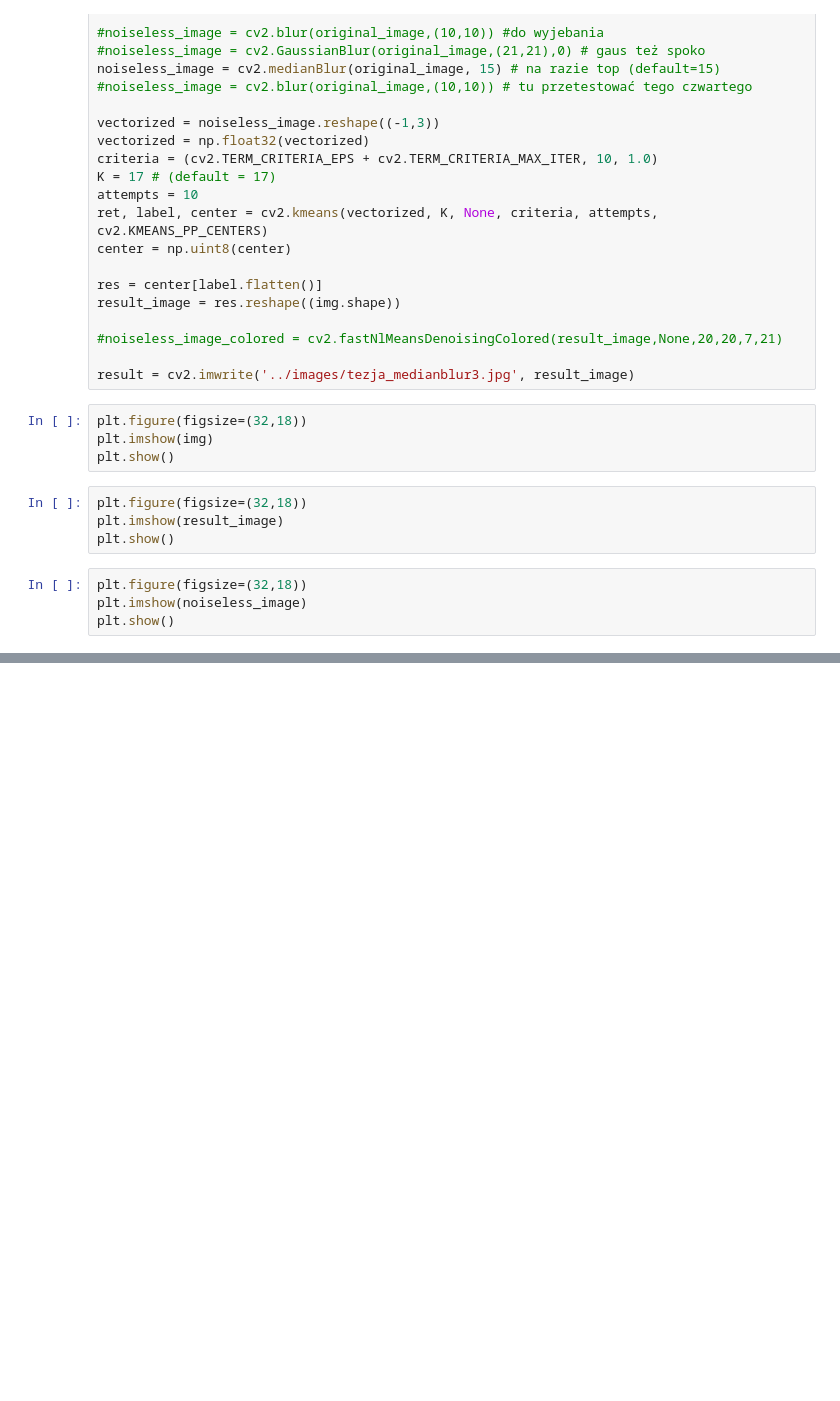
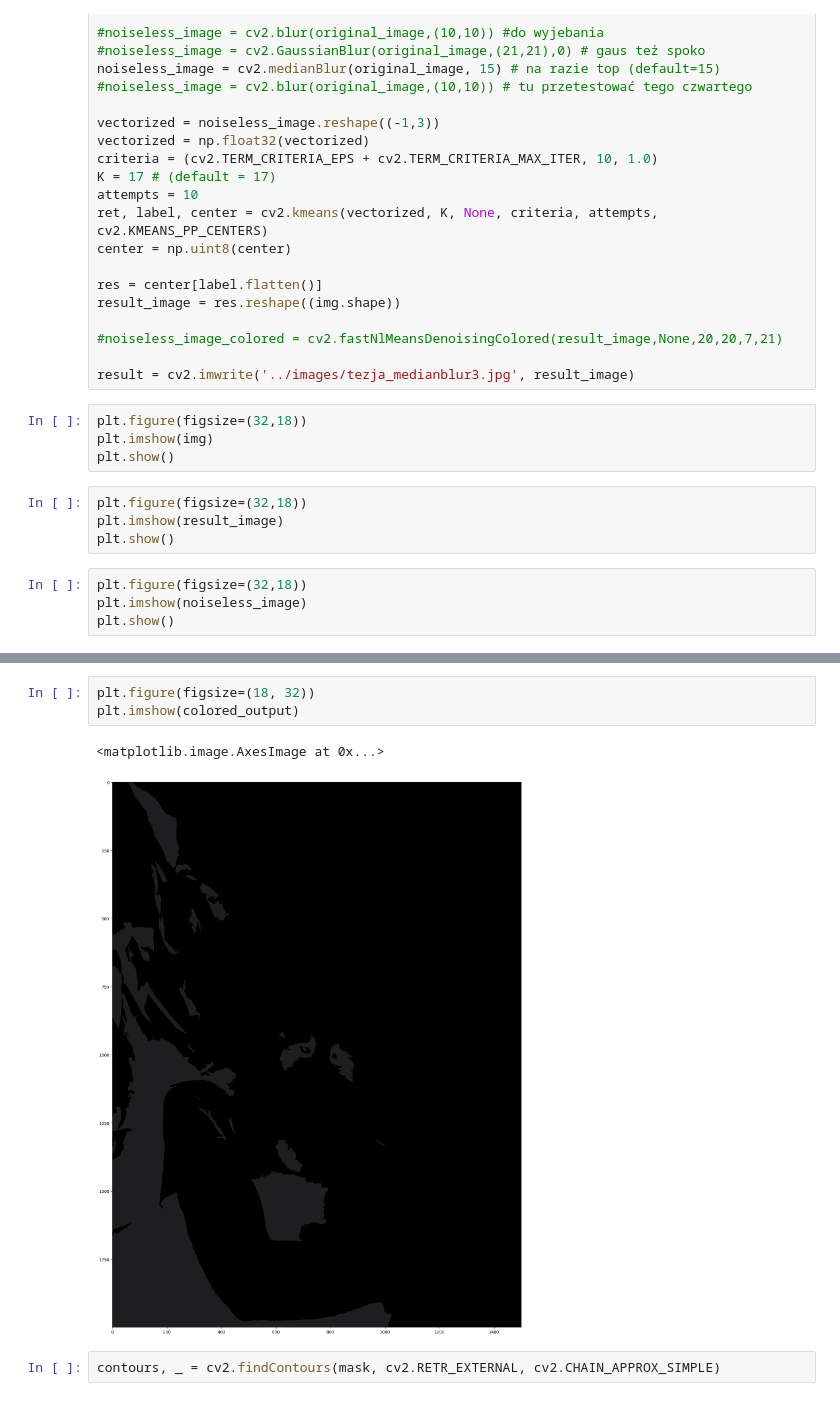
Before and after one commit to Group-Project-2024/We-Will-See, a Jupyter notebook: scripts/testing.ipynb, the cells around one changed output, grey strips where cells are left out. Drawn from its saved outputs; the diff is of its cells as text; blank space fills up the shorter version.

```diff
--- a/scripts/testing.ipynb
+++ b/scripts/testing.ipynb
@@ -43,0 +138,8 @@ plt.show()
+# %%
+plt.figure(figsize=(18, 32))
+plt.imshow(colored_output)
+# %% [output]
+<matplotlib.image.AxesImage at 0x...>
+[figure, added]
+# %%
+contours, _ = cv2.findContours(mask, cv2.RETR_EXTERNAL, cv2.CHAIN_APPROX_SIMPLE)
```
Also changed, not shown: parts of 12 cells of this notebook, 2 other files.
